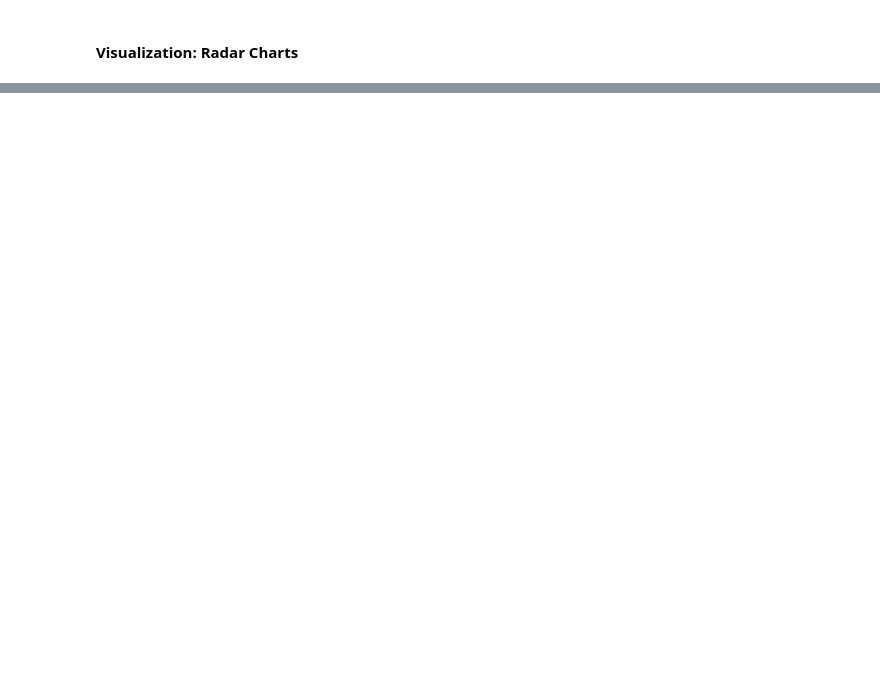
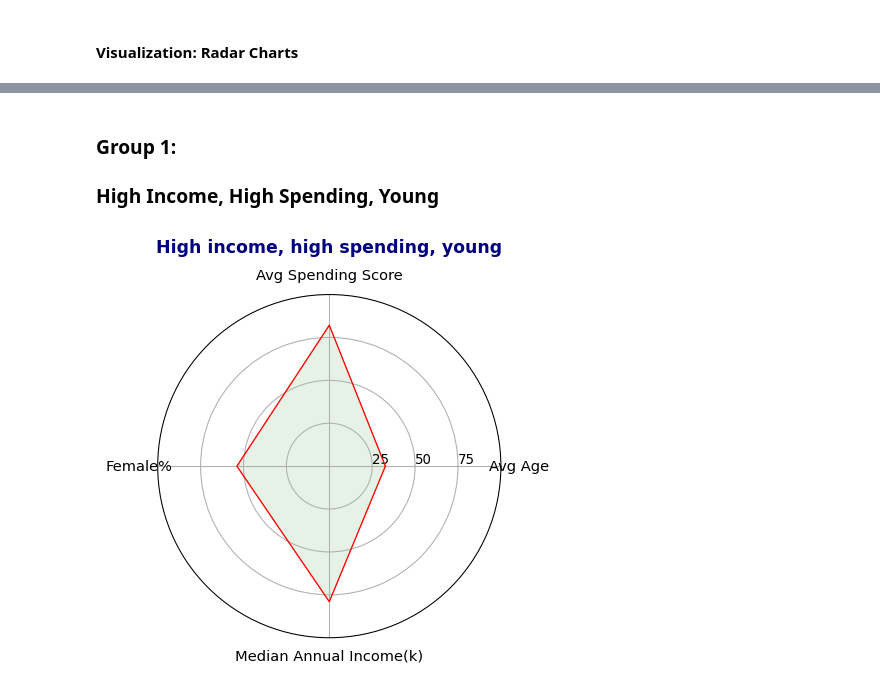
Before and after one commit to Kpeng511/Customer-Clustering, a Jupyter notebook: mall.ipynb, the cells around one changed output, grey strips where cells are left out. Drawn from its saved outputs; the diff is of its cells as text; code cells hidden in the pictures; blank space fills up the shorter version.

```diff
--- a/mall.ipynb
+++ b/mall.ipynb
@@ -515,0 +537,8 @@ plt.tight_layout(pad=3.0)
+# %% [markdown]
+### Group 1:
+### High Income,  High Spending, Young
+# %%
+plt.figure(figsize=(1600/my_dpi, 1000/my_dpi), dpi=my_dpi)
+plot_radar(temp, columns, 4)
+# %% [output]
+[figure, added]
```
Also changed, not shown: parts of 14 cells of this notebook.
